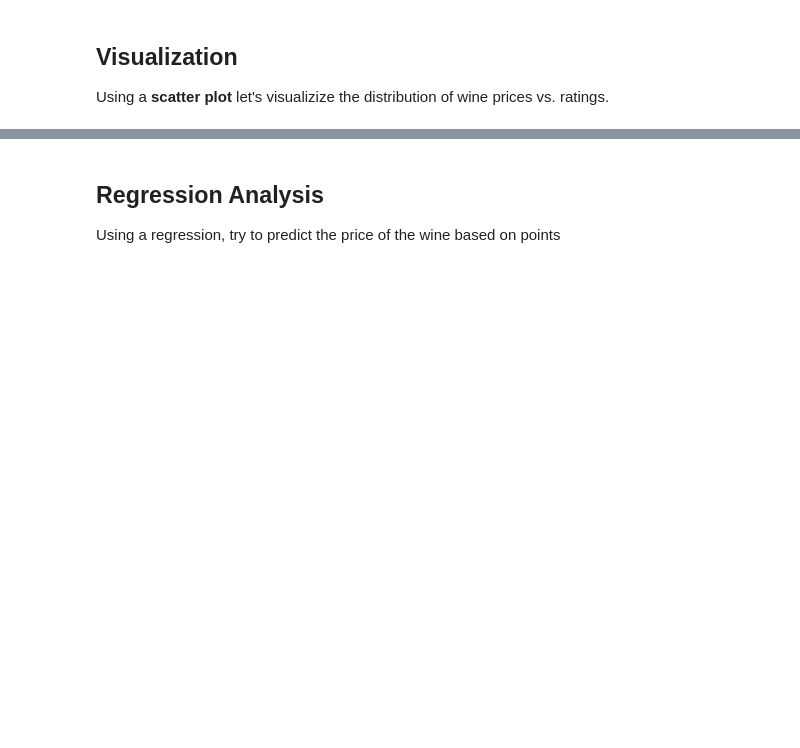
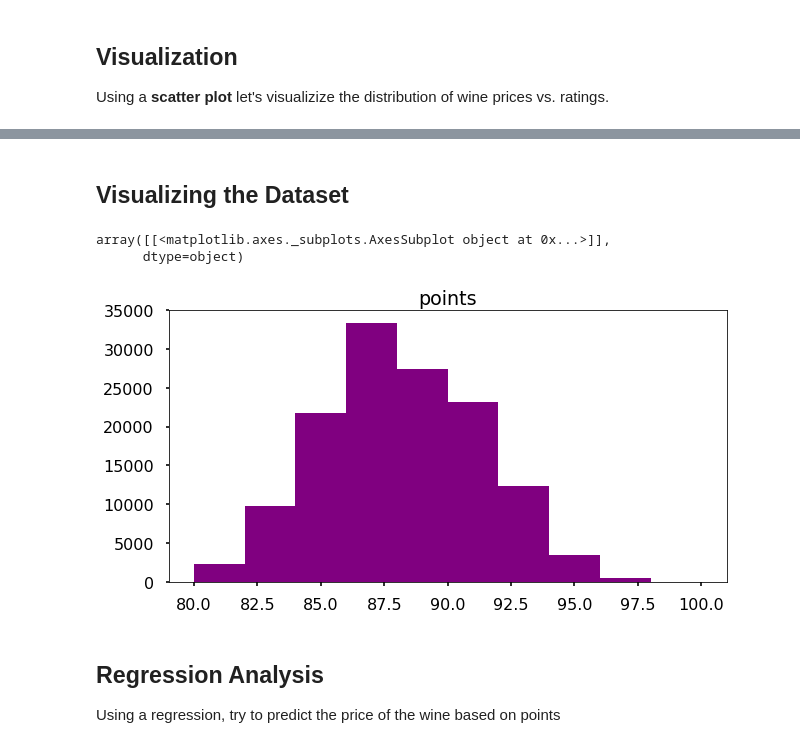
Before and after one commit to broepke/UCSanDiegoX, a Jupyter notebook: Week-9-FinalProject/broepke - Wine.ipynb, the cells around one changed output, grey strips where cells are left out. Drawn from its saved outputs; the diff is of its cells as text; code cells hidden in the pictures; blank space fills up the shorter version.

```diff
--- a/Week-9-FinalProject/broepke - Wine.ipynb
+++ b/Week-9-FinalProject/broepke - Wine.ipynb
@@ -153,3 +180,11 @@ plt.show()
+# %% [markdown]
+## Visualizing the Dataset
+# %%
+wine.hist(column='points', figsize=(10,5), grid=False, color='purple')
+# %% [output]
+array([[<matplotlib.axes._subplots.AxesSubplot object at 0x...>]],
+      dtype=object)
+[figure, added]
 # %% [markdown]
 ## Regression Analysis
 
```
Also changed, not shown: parts of 15 cells of this notebook.
